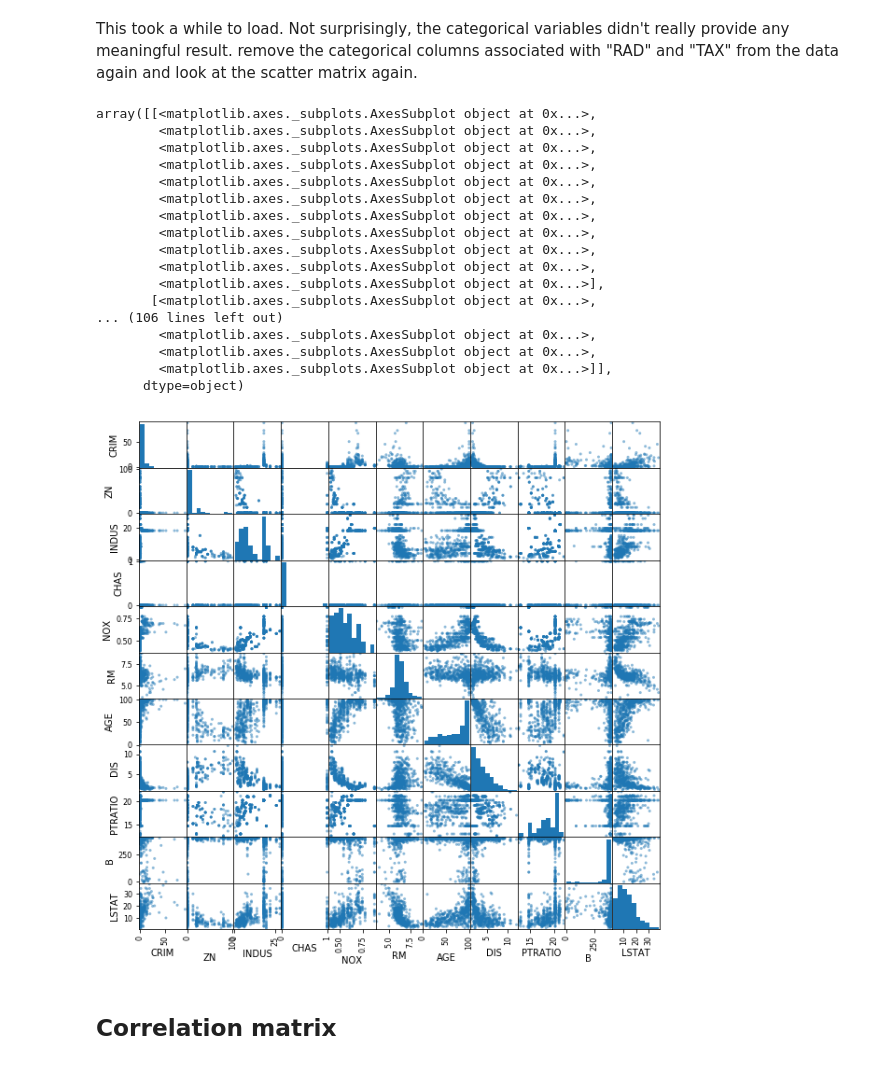
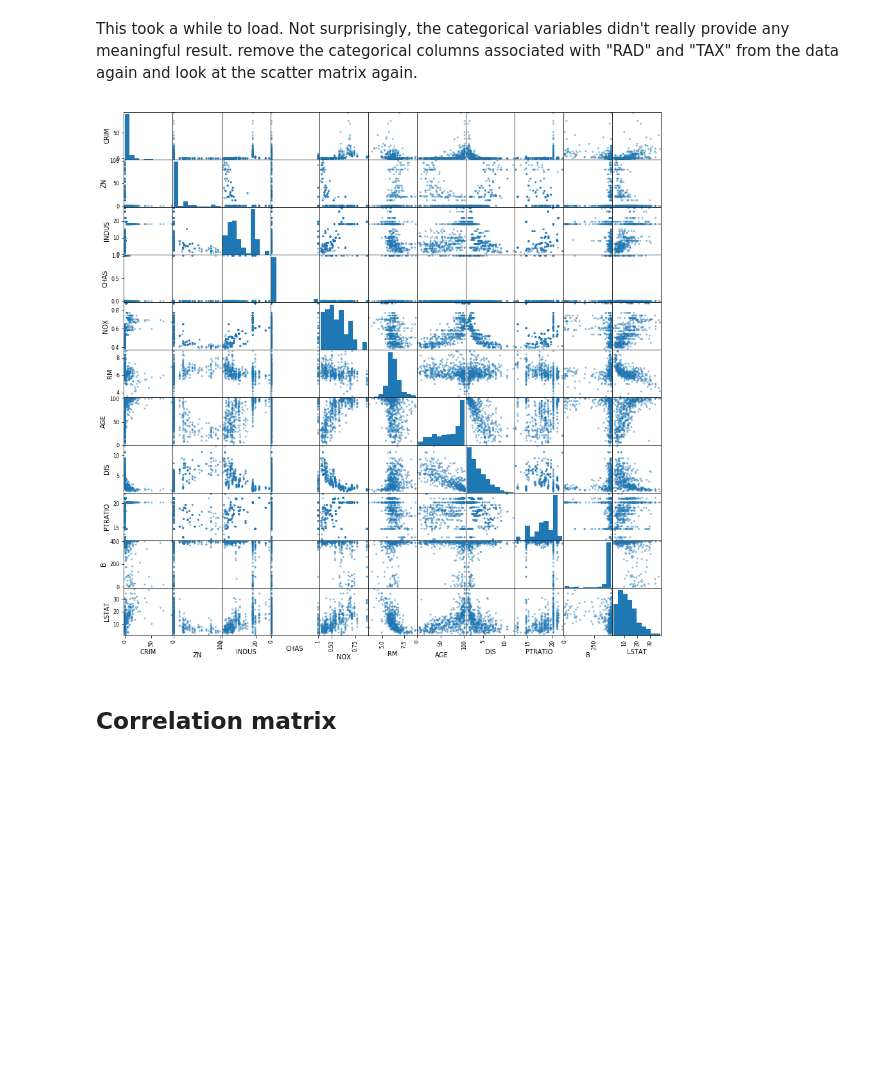
Before and after one commit to hy123udg/dsc-multicollinearity-of-features---lab-nyc-ds-060319, a Jupyter notebook: index.ipynb, the cells around one changed output. Drawn from its saved outputs; the diff is of its cells as text; code cells hidden in the pictures; blank space fills up the shorter version.

```diff
--- a/index.ipynb
+++ b/index.ipynb
@@ -73,26 +73,9 @@ This took a while to load. Not surprisingly, the categorical variables didn't re
 # %%
 removed = boston_features.iloc[:,:11]
 # %%
-pd.plotting.scatter_matrix(removed, figsize = (10,10))
+pd.plotting.scatter_matrix(removed, figsize = (15,15));
 # %% [output]
-array([[<matplotlib.axes._subplots.AxesSubplot object at 0x...>,
-        <matplotlib.axes._subplots.AxesSubplot object at 0x...>,
-        <matplotlib.axes._subplots.AxesSubplot object at 0x...>,
-        <matplotlib.axes._subplots.AxesSubplot object at 0x...>,
-        <matplotlib.axes._subplots.AxesSubplot object at 0x...>,
-        <matplotlib.axes._subplots.AxesSubplot object at 0x...>,
-        <matplotlib.axes._subplots.AxesSubplot object at 0x...>,
-        <matplotlib.axes._subplots.AxesSubplot object at 0x...>,
-        <matplotlib.axes._subplots.AxesSubplot object at 0x...>,
-        <matplotlib.axes._subplots.AxesSubplot object at 0x...>,
-        <matplotlib.axes._subplots.AxesSubplot object at 0x...>],
-       [<matplotlib.axes._subplots.AxesSubplot object at 0x...>,
-... (106 lines left out)
-        <matplotlib.axes._subplots.AxesSubplot object at 0x...>,
-        <matplotlib.axes._subplots.AxesSubplot object at 0x...>,
-        <matplotlib.axes._subplots.AxesSubplot object at 0x...>]],
-      dtype=object)
-[figure, old version]
+[figure, new version]
 # %% [markdown]
 ## Correlation matrix
 # %% [markdown]
```
